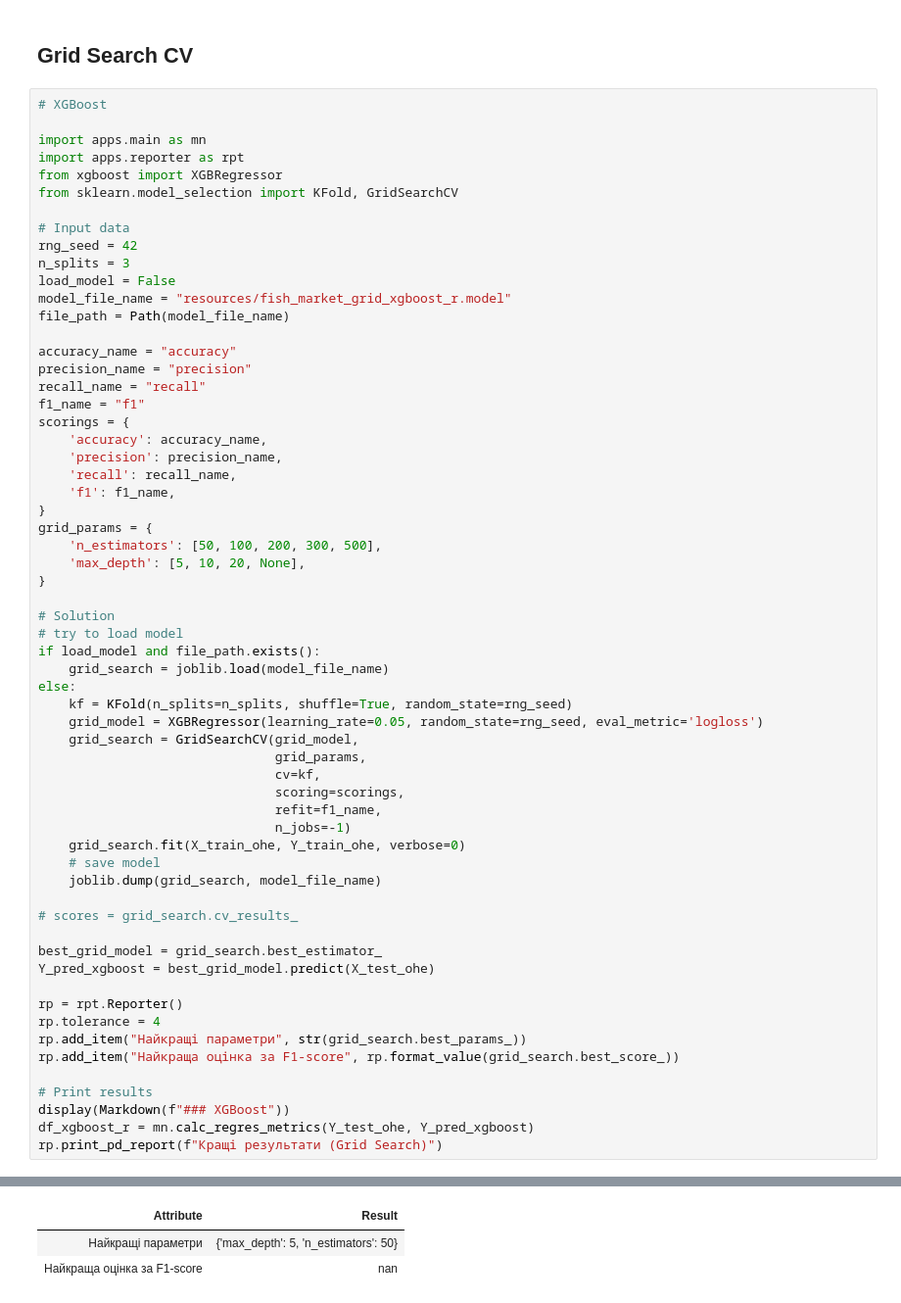
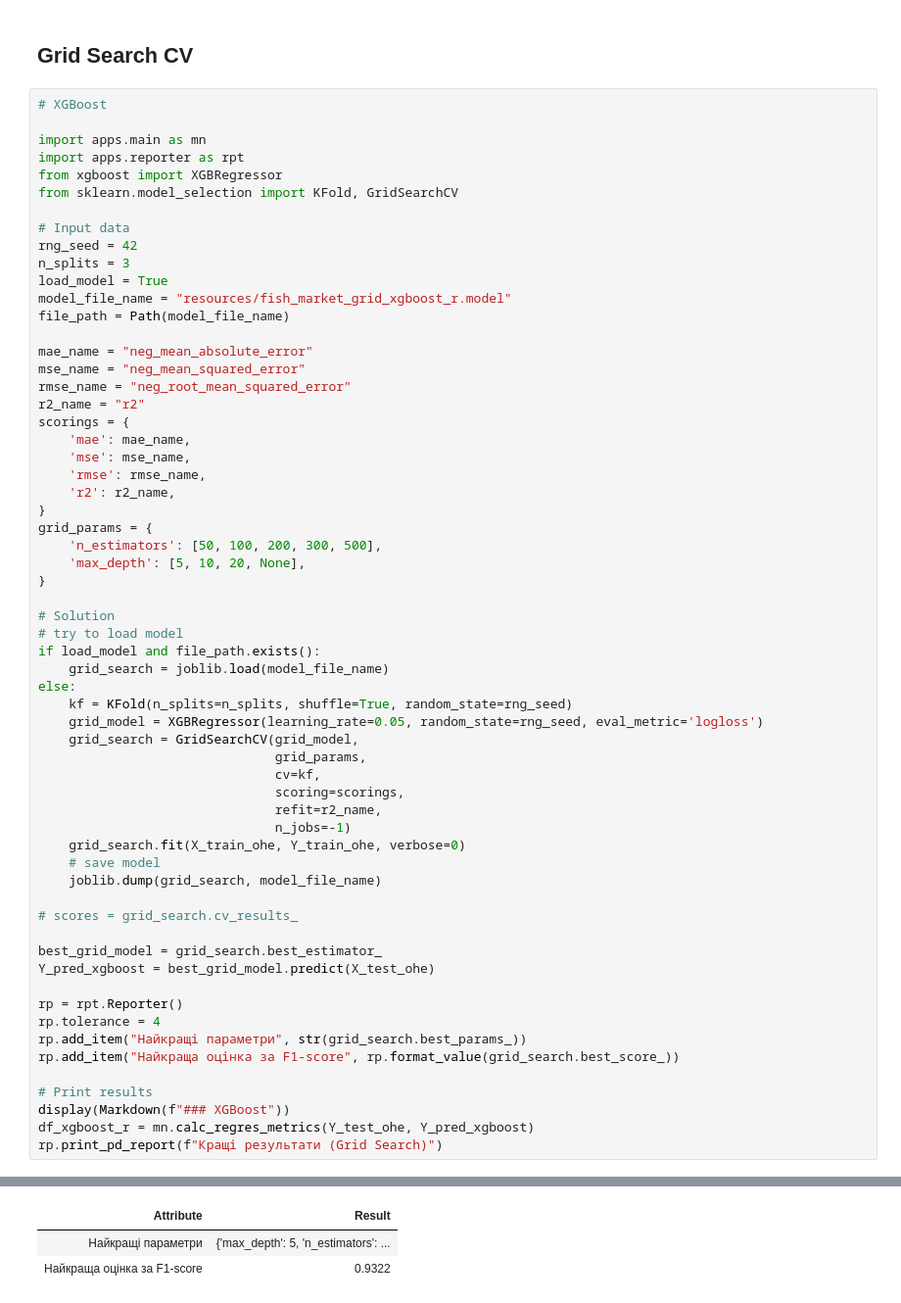
Before and after one commit to BogdanPinchuk/DataScience-PBY_HW14, a Jupyter notebook: Bohdan_Pinchuk_DS_HW14.ipynb, the cells around one changed output, grey strips where cells are left out. Shown at 98% size. Drawn from its saved outputs; the diff is of its cells as text.

Commit message:
[Homework14] - updated models and fixed code

```diff
--- a/Bohdan_Pinchuk_DS_HW14.ipynb
+++ b/Bohdan_Pinchuk_DS_HW14.ipynb
@@ -2315,19 +2315,19 @@ from sklearn.model_selection import KFold, GridSearchCV
 # Input data
 rng_seed = 42
 n_splits = 3
-load_model = False
+load_model = True
 model_file_name = "resources/fish_market_grid_xgboost_r.model"
 file_path = Path(model_file_name)
 
-accuracy_name = "accuracy"
-precision_name = "precision"
-recall_name = "recall"
-f1_name = "f1"
+mae_name = "neg_mean_absolute_error"
+mse_name = "neg_mean_squared_error"
+rmse_name = "neg_root_mean_squared_error"
+r2_name = "r2"
 scorings = {
-    'accuracy': accuracy_name,
-    'precision': precision_name,
-    'recall': recall_name,
-    'f1': f1_name,
+    'mae': mae_name,
+    'mse': mse_name,
+    'rmse': rmse_name,
+    'r2': r2_name,
 }
 grid_params = {
     'n_estimators': [50, 100, 200, 300, 500],
@@ -2345,7 +2345,7 @@ else:
                                grid_params,
                                cv=kf,
                                scoring=scorings,
-                               refit=f1_name,
+                               refit=r2_name,
                                n_jobs=-1)
     grid_search.fit(X_train_ohe, Y_train_ohe, verbose=0)
     # save model
@@ -2394,6 +2377,6 @@ ValueError: continuous is not supported
 | Attribute | Result |
-| Найкращі параметри | {'max_depth': 5, 'n_estimators': 50} |
-| Найкраща оцінка за F1-score | nan |
+| Найкращі параметри | {'max_depth': 5, 'n_estimators': ... |
+| Найкраща оцінка за F1-score | 0.9322 |
 # %%
 # LightGBM
 
```
Also changed, not shown: parts of 5 cells of this notebook, 2 other files.
